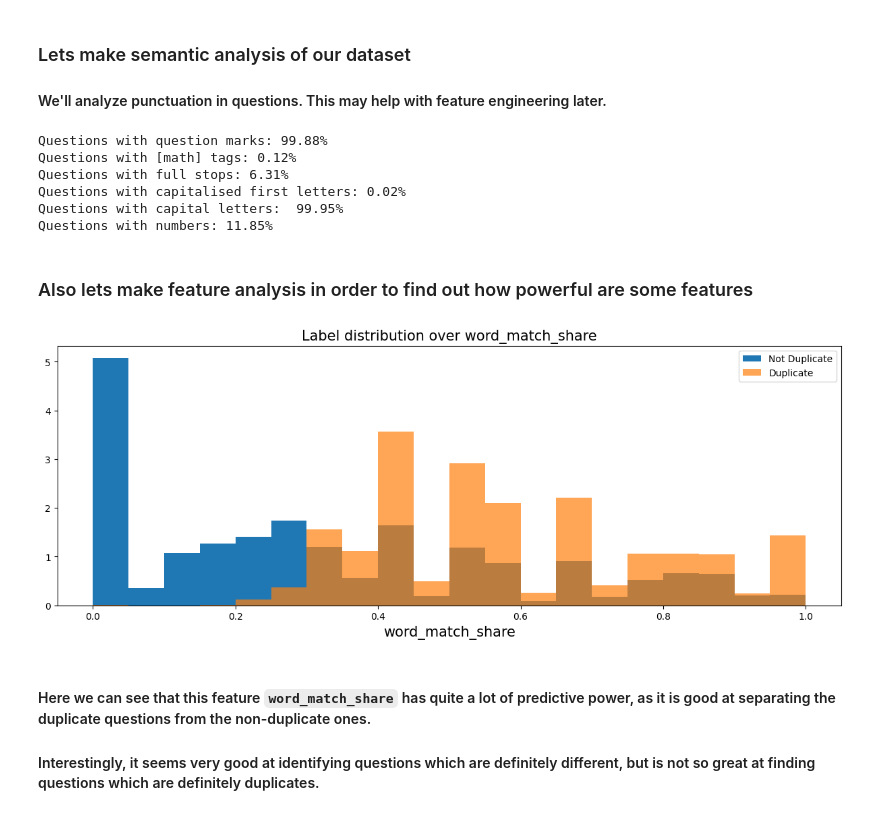
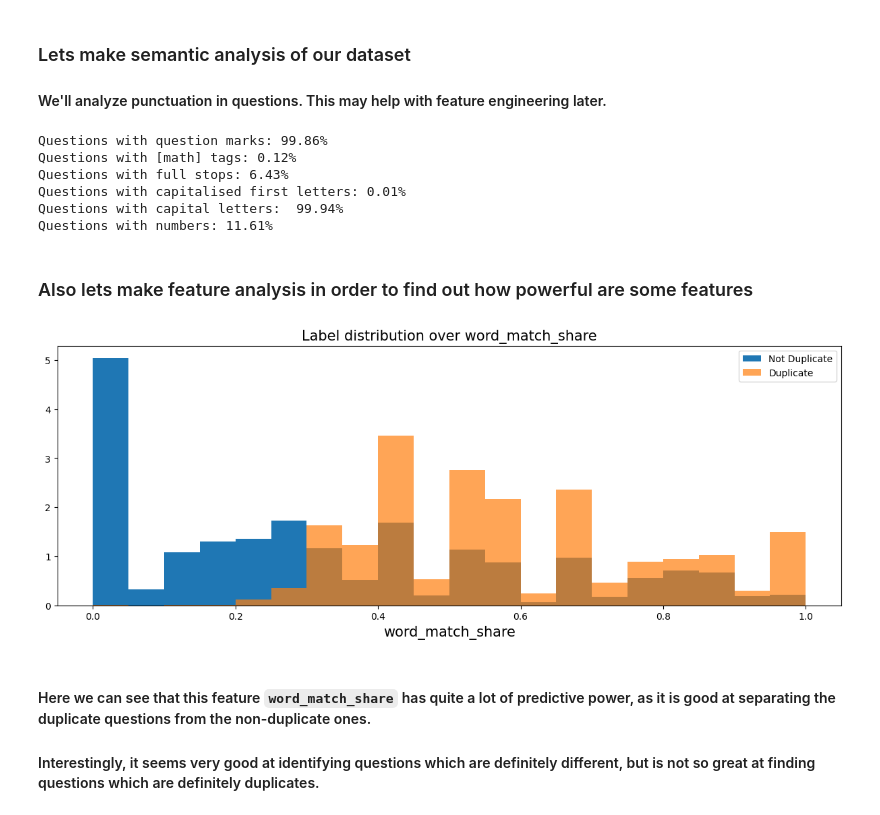
Before and after one commit to Reserford1991/quora-questions-pair-testing, a Jupyter notebook: model-training.ipynb, the cells around one changed output. Saved outputs shown, nothing was run; the diff lists cells and outputs as text; code cells hidden in the pictures.

Commit message:
Finished quora questions pairs project.

```diff
--- a/model-training.ipynb
+++ b/model-training.ipynb
@@ -26,6 +26,8 @@ for f in os.listdir('csv'):
   print(f.ljust(30) + ' ' + str(round(os.path.getsize('csv/' + f) / 1000000, 2)) + ' MB')
 
 df_train = pd.read_csv('csv/quora_question_pairs_train.csv.zip')
+df_train = df_train.sample(n=10000, random_state=42).reset_index(drop=True)  ## 5000 works quite good for debugging here
+
 df_test = pd.read_csv('csv/quora_question_pairs_test.csv.zip')
 # %% [output]
 File sizes
@@ -37,7 +39,6 @@ quora_question_pairs_test.csv.zip 4.6 MB
 # %% [markdown]
 ## Let's see what columns we have in our train dataset.
 # %%
-df_train = pd.read_csv('csv/quora_question_pairs_train.csv.zip')
 df_train.head()
 # %% [output]
 |  | id | qid1 | qid2 | question1 | question2 | is_duplicate |
@@ -112,18 +113,18 @@ plt.axis('off')
 # %%
 HelperFunctions.semantic_analysis(train_qs)
 # %% [output]
-Questions with question marks: 99.88%
+Questions with question marks: 99.86%
 Questions with [math] tags: 0.12%
-Questions with full stops: 6.31%
-Questions with capitalised first letters: 0.02%
-Questions with capital letters:  99.95%
-Questions with numbers: 11.85%
+Questions with full stops: 6.43%
+Questions with capitalised first letters: 0.01%
+Questions with capital letters:  99.94%
+Questions with numbers: 11.61%
 # %% [markdown]
 ### Also lets make feature analysis in order to find out how powerful are some features
 # %%
-HelperFunctions.feature_analysis(df_train)
+train_word_match = HelperFunctions.feature_analysis(df_train)
 # %% [output]
-[figure, old version]
+[figure, new version]
 # %% [markdown]
 #### Here we can see that this feature `word_match_share` has quite a lot of predictive power, as it is good at separating the duplicate questions from the non-duplicate ones.
 #### Interestingly, it seems very good at identifying questions which are definitely different, but is not so great at finding questions which are definitely duplicates.
```
Also changed, not shown: parts of 39 cells of this notebook, 2 other files.
